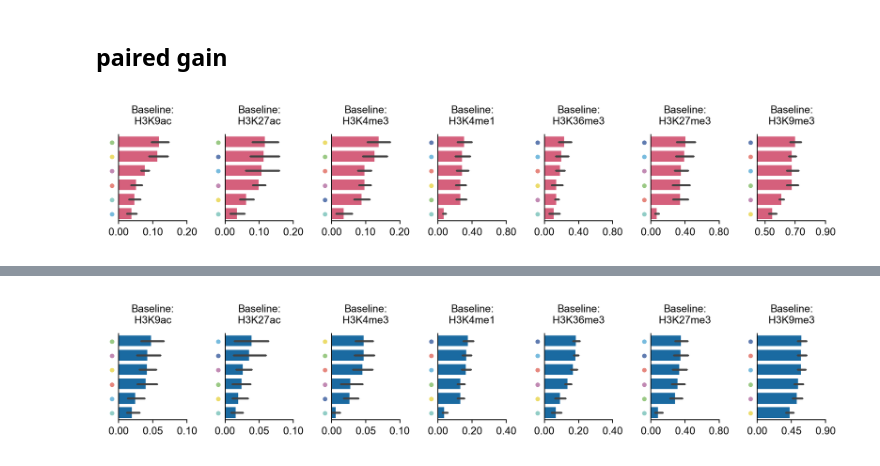
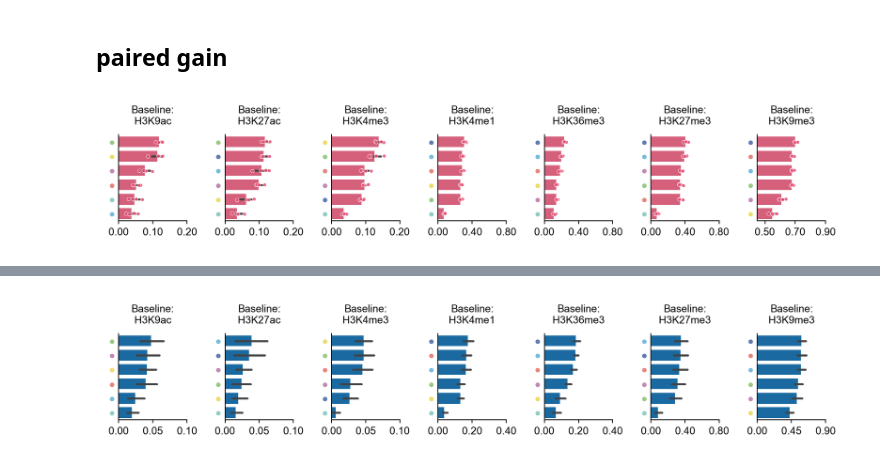
Before and after one commit to wanghan4034/DeepBurst, a Jupyter notebook: scripts/figures/v8/Figure3.ipynb, the cells around one changed output, grey strips where cells are left out. Saved outputs shown, nothing was run; the diff lists cells and outputs as text; code cells hidden in the pictures.

```diff
--- a/scripts/figures/v6/Figure3.ipynb
+++ b/scripts/figures/v8/Figure3.ipynb
@@ -851,0 +1221,3 @@ The PostScript backend does not support transparency; partially transparent arti
+# %%
+data = data[['fold','improvement','is_mark1_combine','mark2']].groupby(by=['fold','is_mark1_combine','mark2'],as_index=False).agg('mean')
+# data = data[['keep_marks','fold','auc']].groupby(by=['keep_marks','fold'],as_index=False).agg('mean')
@@ -1349,10 +1739,10 @@ delta_df["normalized_marginal_gain"] = safe_divide(
 
 # # Gain over the better single-mark model:
 # # AUC(A+B) - max(AUC(A), AUC(B))
-# delta_df["best_single_auc"] = delta_df[["baseline_auc", "added_auc"]].max(axis=1)
-# delta_df["gain_over_best_single"] = (
-#     delta_df["pair_auc"] - delta_df["best_single_auc"]
-# )
+delta_df["best_single_auc"] = delta_df[["baseline_auc", "added_auc"]].max(axis=1)
+delta_df["gain_over_best_single"] = (
+    delta_df["pair_auc"] - delta_df["best_single_auc"]
+)
 
 delta_df["pair_name"] = delta_df.apply(
     lambda r: " + ".join(sorted([r["baseline_mark"], r["added_mark"]])),
@@ -1372,6 +1762,7 @@ fig, axes = plt.subplots(
 for idx, baseline_mark in enumerate(MARKS):
     ax = axes[idx]
     sub = delta_df[delta_df["baseline_mark"] == baseline_mark].copy()
+    sub = sub[['added_mark','normalized_marginal_gain','fold',]].groupby(by=['added_mark','fold'],as_index=False).agg('mean')
 
     order = (
         sub.groupby("added_mark")["normalized_marginal_gain"]
@@ -1401,6 +1792,21 @@ for idx, baseline_mark in enumerate(MARKS):
         color=palette[0],
         ax=ax,
         orient="h",
+    )
+    sns.stripplot(
+        data=sub,
+        x="normalized_marginal_gain",
+        y="added_mark",
+        order=order,
+        color=palette[0],
+        dodge=True,
+        jitter=0.04,
+        size=2,
+        alpha=0.85,
+        linewidth=0.25,
+        edgecolor="white",
+        ax=ax,
+        legend=False,
     )
 
     # ax.axvline(0, color="black", linewidth=0.6, linestyle="--")
@@ -1436,33 +1842,33 @@ for idx, baseline_mark in enumerate(MARKS):
         ax.set_xticks(xticks, labels=xticklabels)
 
     if baseline_mark == 'H3K4me3':
         xticks = [0, 0.1, 0.2]
         xticklabels = [f'{x:.2f}' for x in xticks]
         ax.set_xticks(xticks, labels=xticklabels)
 
     if baseline_mark == 'H3K36me3':
         ax.set_xlim(0, 0.8)
         xticks = [0, 0.4, 0.8]
         xticklabels = [f'{x:.2f}' for x in xticks]
         ax.set_xticks(xticks, labels=xticklabels)
 
     if baseline_mark == 'H3K27me3':
         ax.set_xlim(0, 0.8)
         xticks = [0, 0.4, 0.8]
         xticklabels = [f'{x:.2f}' for x in xticks]
         ax.set_xticks(xticks, labels=xticklabels)
 
     if baseline_mark == 'H3K9me3':
         ax.set_xlim(0.45, 0.9)
         xticks = [0.5, 0.7, 0.9]
         xticklabels = [f'{x:.2f}' for x in xticks]
         ax.set_xticks(xticks, labels=xticklabels)
 
 plt.tight_layout()
 plt.savefig(
-    'extra/figures/v7/Supplementary_Figure6C.eps',
-    format='eps', bbox_inches='tight'
+    'extra/figures/v8/Supplementary_Figure6C.pdf',
+    format='pdf', bbox_inches='tight'
 )
 plt.show()
 # %% [output]
-[figure, old version]
+[figure, new version]
```
Also changed, not shown: parts of 13 cells of this notebook, 5 other files.
